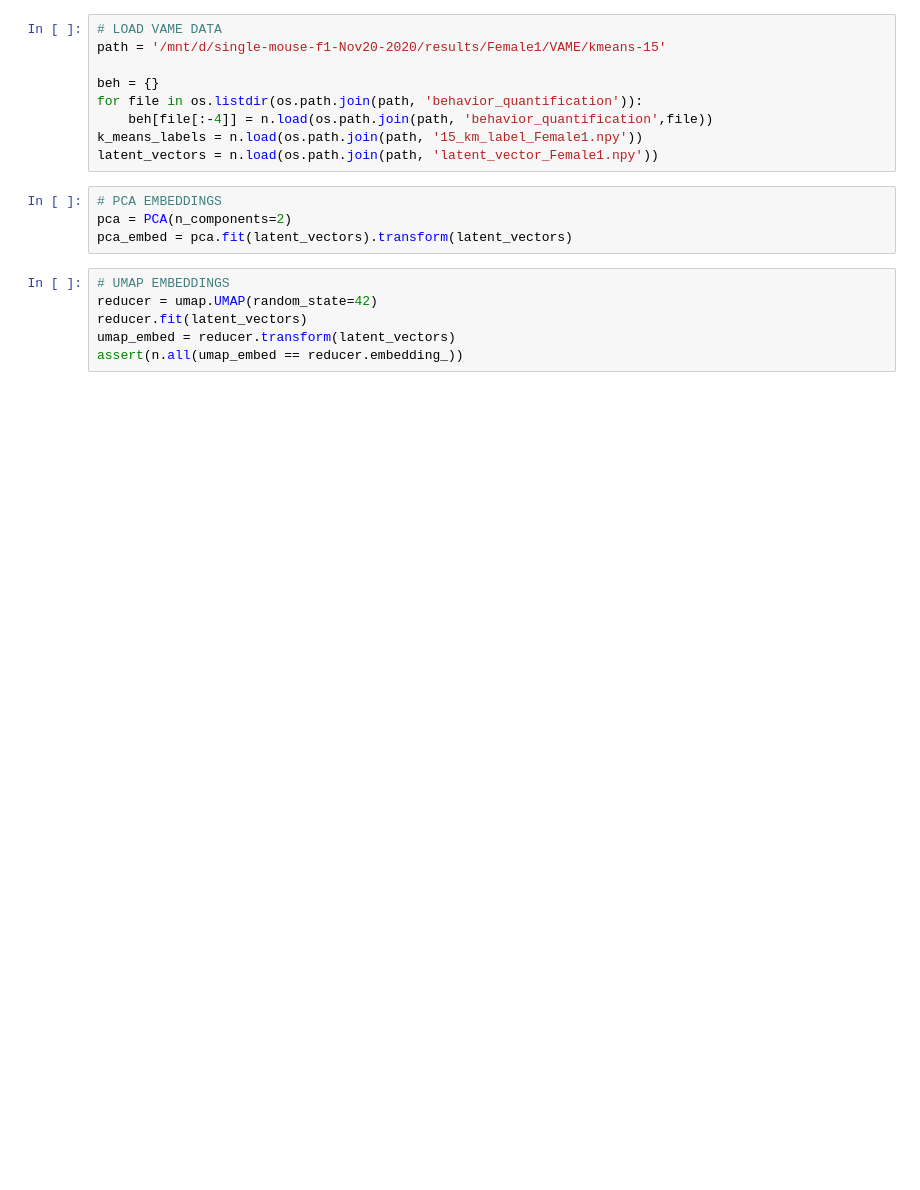
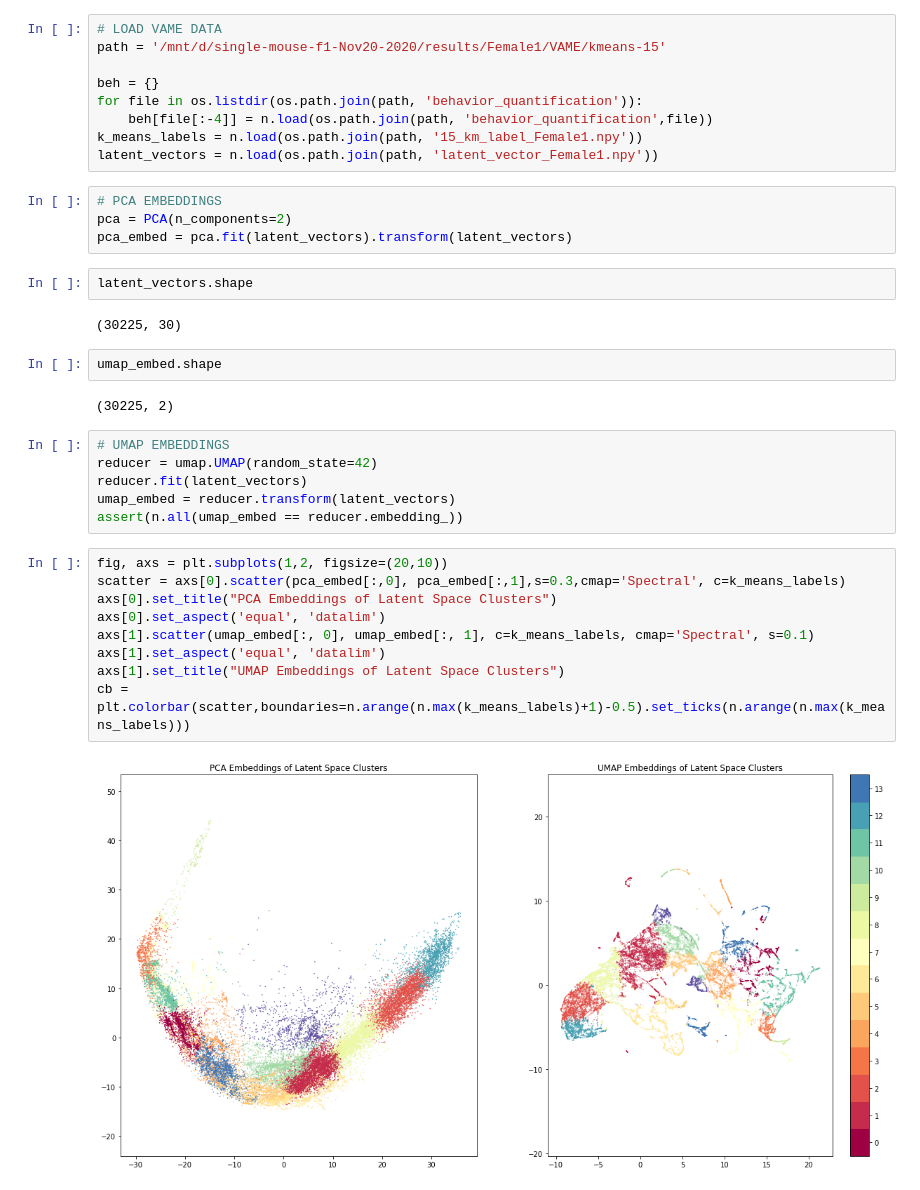
Before and after one commit to alihaydaroglu/swc-en-social, a Jupyter notebook: 12_vame_analysis.ipynb, the cells around one changed output. Saved outputs shown, nothing was run; the diff lists cells and outputs as text; blank space fills up the shorter version.

```diff
--- a/12_vame_analysis.ipynb
+++ b/12_vame_analysis.ipynb
@@ -93,10 +97,29 @@ latent_vectors = n.load(os.path.join(path, 'latent_vector_Female1.npy'))
 # PCA EMBEDDINGS
 pca = PCA(n_components=2)
 pca_embed = pca.fit(latent_vectors).transform(latent_vectors)
+# %%
+latent_vectors.shape
+# %% [output]
+(30225, 30)
+# %%
+umap_embed.shape
+# %% [output]
+(30225, 2)
 # %%
 # UMAP EMBEDDINGS
 reducer = umap.UMAP(random_state=42)
 reducer.fit(latent_vectors)
 umap_embed = reducer.transform(latent_vectors)
 assert(n.all(umap_embed == reducer.embedding_))
+# %%
+fig, axs = plt.subplots(1,2, figsize=(20,10))
+scatter = axs[0].scatter(pca_embed[:,0], pca_embed[:,1],s=0.3,cmap='Spectral', c=k_means_labels)
+axs[0].set_title("PCA Embeddings of Latent Space Clusters")
+axs[0].set_aspect('equal', 'datalim')
+axs[1].scatter(umap_embed[:, 0], umap_embed[:, 1], c=k_means_labels, cmap='Spectral', s=0.1)
+axs[1].set_aspect('equal', 'datalim')
+axs[1].set_title("UMAP Embeddings of Latent Space Clusters")
+cb = plt.colorbar(scatter,boundaries=n.arange(n.max(k_means_labels)+1)-0.5).set_ticks(n.arange(n.max(k_means_labels)))
+# %% [output]
+[figure, added]
 # %%
```
Also changed, not shown: parts of 8 cells of this notebook, 5 other files.
